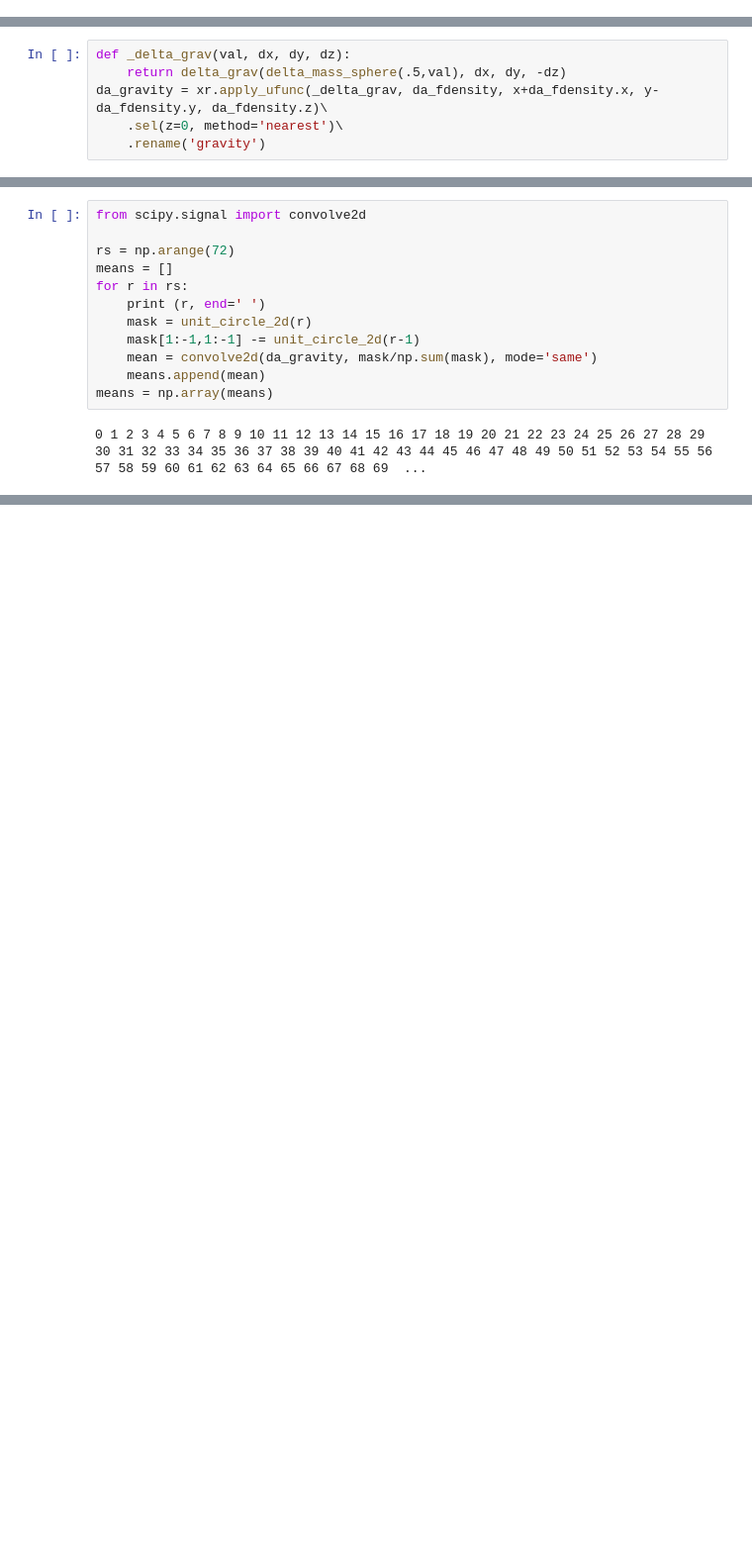
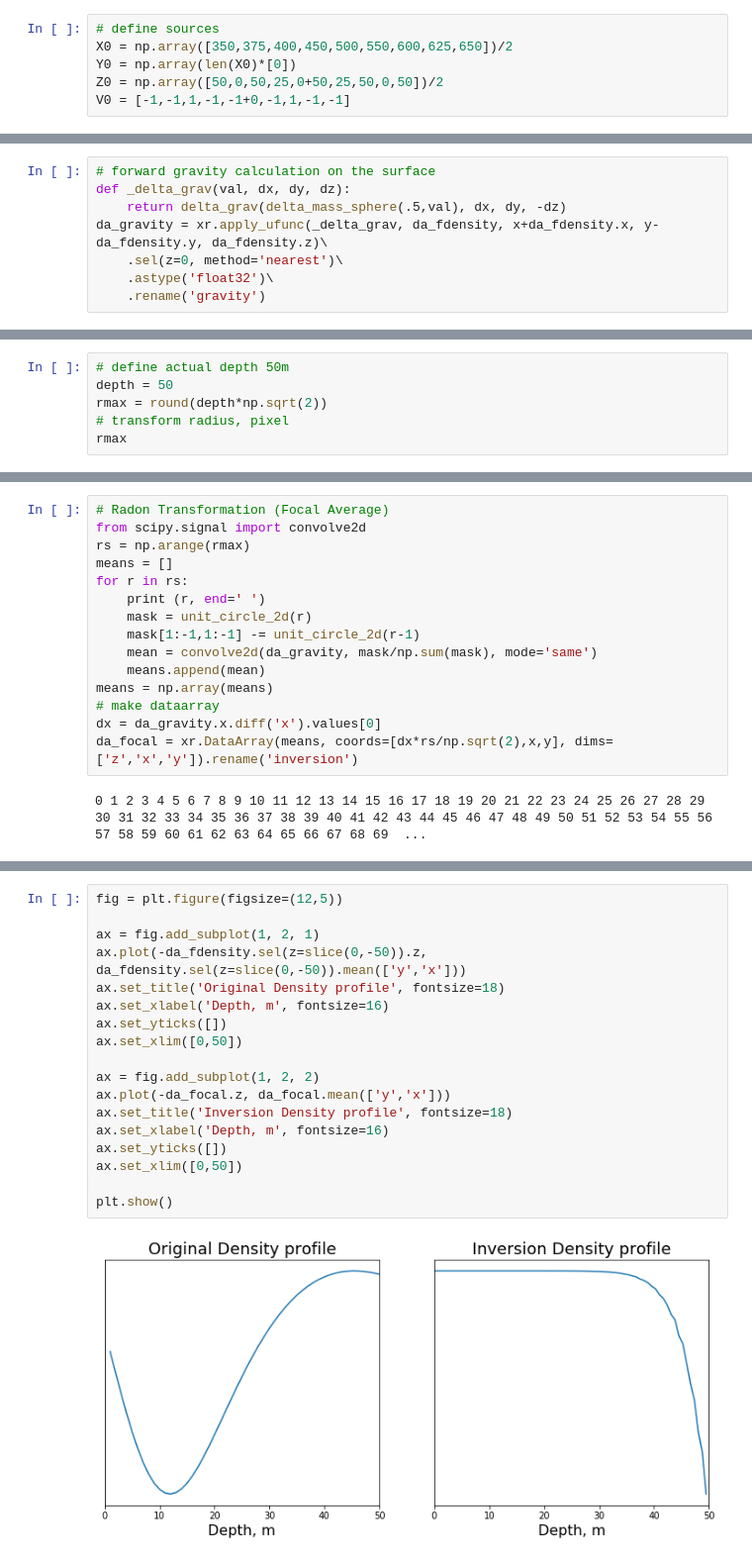
Before and after one commit to AlexeyPechnikov/gis-snippets, a Jupyter notebook: 3D Synthetic Density Inversion by Circular Hough Transform [Focal Average].ipynb, the cells around one changed output, grey strips where cells are left out. Shown at 99% size. Saved outputs shown, nothing was run; the diff lists cells and outputs as text; blank space fills up the shorter version.

```diff
--- a/3D Synthetic Density Inversion by Circular Hough Transform [Focal Average].ipynb
+++ b/3D Synthetic Density Inversion by Circular Hough Transform [Focal Average].ipynb
@@ -36,3 +57,9 @@ x = np.linspace(-L,L,2*L+1)
 y = np.linspace(-L,L,2*L+1)
 z = -np.arange(1,Z+1)
 (xx,yy,zz) = np.meshgrid(x,y,z)
+# %%
+# define sources
+X0 = np.array([350,375,400,450,500,550,600,625,650])/2
+Y0 = np.array(len(X0)*[0])
+Z0 = np.array([50,0,50,25,0+50,25,50,0,50])/2
+V0 = [-1,-1,1,-1,-1+0,-1,1,-1,-1]
@@ -89,10 +116,12 @@ da_fdensity.transpose('z','y','x').sel(z=slice(0,-50)).to_netcdf('3D Synthetic D
 # %% [markdown]
 ## Gravity Forward Model
 # %%
+# forward gravity calculation on the surface
 def _delta_grav(val, dx, dy, dz):
     return delta_grav(delta_mass_sphere(.5,val), dx, dy, -dz)
 da_gravity = xr.apply_ufunc(_delta_grav, da_fdensity, x+da_fdensity.x, y-da_fdensity.y, da_fdensity.z)\
     .sel(z=0, method='nearest')\
+    .astype('float32')\
     .rename('gravity')
 # %%
 fig = plt.figure(figsize=(16,4))
@@ -124,3 +157,9 @@ def unit_circle_2d(r):
     if r <= 2:
         return ((dists-r)<=0).astype(int)
     return ((dists-r)<=0.5).astype(int)
+# %%
+# define actual depth 50m
+depth = 50
+rmax = round(depth*np.sqrt(2))
+# transform radius, pixel
+rmax
@@ -127,7 +168,7 @@ def unit_circle_2d(r):
 # %%
+# Radon Transformation (Focal Average)
 from scipy.signal import convolve2d
-
-rs = np.arange(72)
+rs = np.arange(rmax)
 means = []
 for r in rs:
     print (r, end=' ')
@@ -136,5 +177,8 @@ for r in rs:
     mean = convolve2d(da_gravity, mask/np.sum(mask), mode='same')
     means.append(mean)
 means = np.array(means)
+# make dataarray
+dx = da_gravity.x.diff('x').values[0]
+da_focal = xr.DataArray(means, coords=[dx*rs/np.sqrt(2),x,y], dims=['z','x','y']).rename('inversion')
 # %% [output]
 0 1 2 3 4 5 6 7 8 9 10 11 12 13 14 15 16 17 18 19 20 21 22 23 24 25 26 27 28 29 30 31 32 33 34 35 36 37 38 39 40 41 42 43 44 45 46 47 48 49 50 51 52 53 54 55 56 57 58 59 60 61 62 63 64 65 66 67 68 69  ...
@@ -260,0 +309,20 @@ da_gravity_focal.transpose('z','y','x').to_netcdf('3D Synthetic Density Inversio
+# %%
+fig = plt.figure(figsize=(12,5))
+
+ax = fig.add_subplot(1, 2, 1)
+ax.plot(-da_fdensity.sel(z=slice(0,-50)).z, da_fdensity.sel(z=slice(0,-50)).mean(['y','x']))
+ax.set_title('Original Density profile', fontsize=18)
+ax.set_xlabel('Depth, m', fontsize=16)
+ax.set_yticks([])
+ax.set_xlim([0,50])
+
+ax = fig.add_subplot(1, 2, 2)
+ax.plot(-da_focal.z, da_focal.mean(['y','x']))
+ax.set_title('Inversion Density profile', fontsize=18)
+ax.set_xlabel('Depth, m', fontsize=16)
+ax.set_yticks([])
+ax.set_xlim([0,50])
+
+plt.show()
+# %% [output]
+[figure, added]
```
Also changed, not shown: parts of 20 cells of this notebook, 1 other file.
